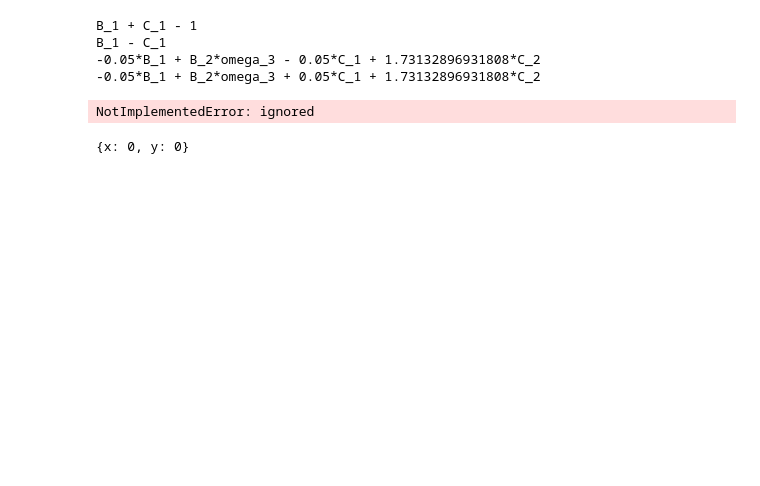
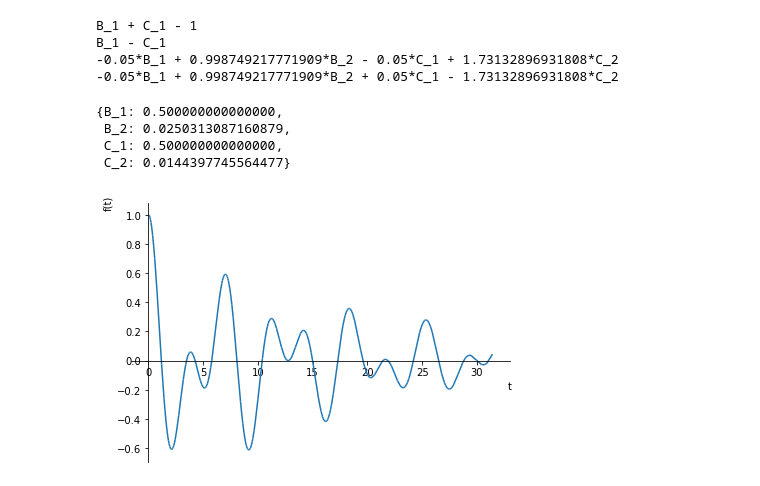
Before and after one commit to jhildebrand22/HW-PS353, a Jupyter notebook: 11_10.ipynb, the cells around one changed output. Cells and saved outputs as stored; diff of their text form; code cells hidden in the pictures; blank space fills up the shorter version.

```diff
--- a/11_10.ipynb
+++ b/11_10.ipynb
@@ -8,17 +8,15 @@ from sympy import *
 var('A_1 A_2 B_1 B_2 C_1 C_2 beta omega_1 omega_2 omega_3 omega_4 delta_1 delta_2')
 var('t');
 # %%
-params = {omega_1: 1, omega_2: 3**(1/2), beta: 0.1/2, omega3: sqrt(1**2 - (.1/2)**2), omega_4: sqrt((sqrt(3))**2 - (.1/2)**2), t:0}
-params2 = {t: 0}
+params = {omega_1: 1, omega_2: 3**(1/2), beta: 0.1/2, omega_3: sqrt(1**2 - (.1/2)**2), omega_4: sqrt((sqrt(3))**2 - (.1/2)**2), t:0}
+params2 = {omega_1: 1, omega_2: 3**(1/2), beta: 0.1/2, omega_3: sqrt(1**2 - (.1/2)**2), omega_4: sqrt((sqrt(3))**2 - (.1/2)**2)}
 # %%
 #x_1 = A_1*exp(-beta*t)*cos(omega_3*t - delta_1) + A_2*exp(-beta*t)*cos(omega_4*t - delta_2)
 #x_2 = A_1*exp(-beta*t)*cos(omega_3*t - delta_1) - A_2*exp(-beta*t)*cos(omega_4*t - delta_2)
-#v_1 = diff(x_1, t) #derivatives of solutions to use to get integration constants.
-#v_2 = diff(x_2, t)
 
 x_1 = exp(-beta*t)*(B_1*cos(omega_3*t) + B_2*sin(omega_3*t) + C_1*cos(omega_4*t) + C_2*sin(omega_4*t))
-x_2 = exp(-beta*t)*(B_1*cos(omega_3*t) + B_2*sin(omega_3*t) - C_1*cos(omega_4*t) + C_2*sin(omega_4*t))
+x_2 = exp(-beta*t)*(B_1*cos(omega_3*t) + B_2*sin(omega_3*t) - C_1*cos(omega_4*t) - C_2*sin(omega_4*t))
 v_1 = diff(x_1, t) #derivatives of solutions to use to get integration constants.
 v_2 = diff(x_2, t)
-v_1
+v_2
 # %% [output]
@@ -36,19 +34,15 @@ print(v2_0)
 # %% [output]
 B_1 + C_1 - 1
 B_1 - C_1
--0.05*B_1 + B_2*omega_3 - 0.05*C_1 + 1.73132896931808*C_2
--0.05*B_1 + B_2*omega_3 + 0.05*C_1 + 1.73132896931808*C_2
+-0.05*B_1 + 0.998749217771909*B_2 - 0.05*C_1 + 1.73132896931808*C_2
+-0.05*B_1 + 0.998749217771909*B_2 + 0.05*C_1 - 1.73132896931808*C_2
 # %%
 eqs = [x1_0,x2_0,v1_0,v2_0]
 # %%
 coeffs = solve(eqs)
 coeffs
 # %% [output]
-NotImplementedError: ignored
+{B_1: 0.500000000000000,
+ B_2: 0.0250313087160879,
+ C_1: 0.500000000000000,
+ C_2: 0.0144397745564477}
-# %%
-var('x')
-f = 2*x + 3*y
-g = 4*x - 8*y
-solve([f,g])
-# %% [output]
-{x: 0, y: 0}
@@ -54,0 +51,4 @@ solve([f,g])
+# %%
+fig1 = plot((x_1.subs(params2)).subs(coeffs), (t,0,10*pi))
+# %% [output]
+[figure, added]
```
Also changed, not shown: parts of 3 cells of this notebook.
